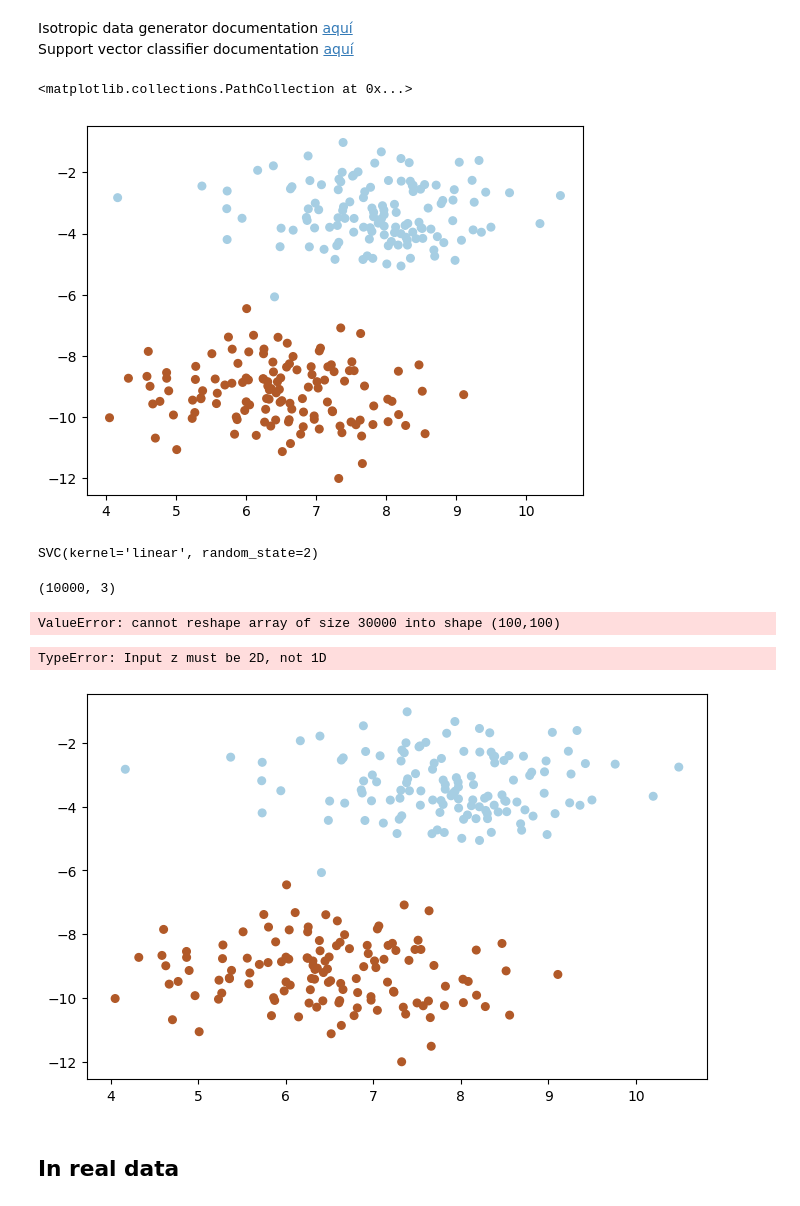
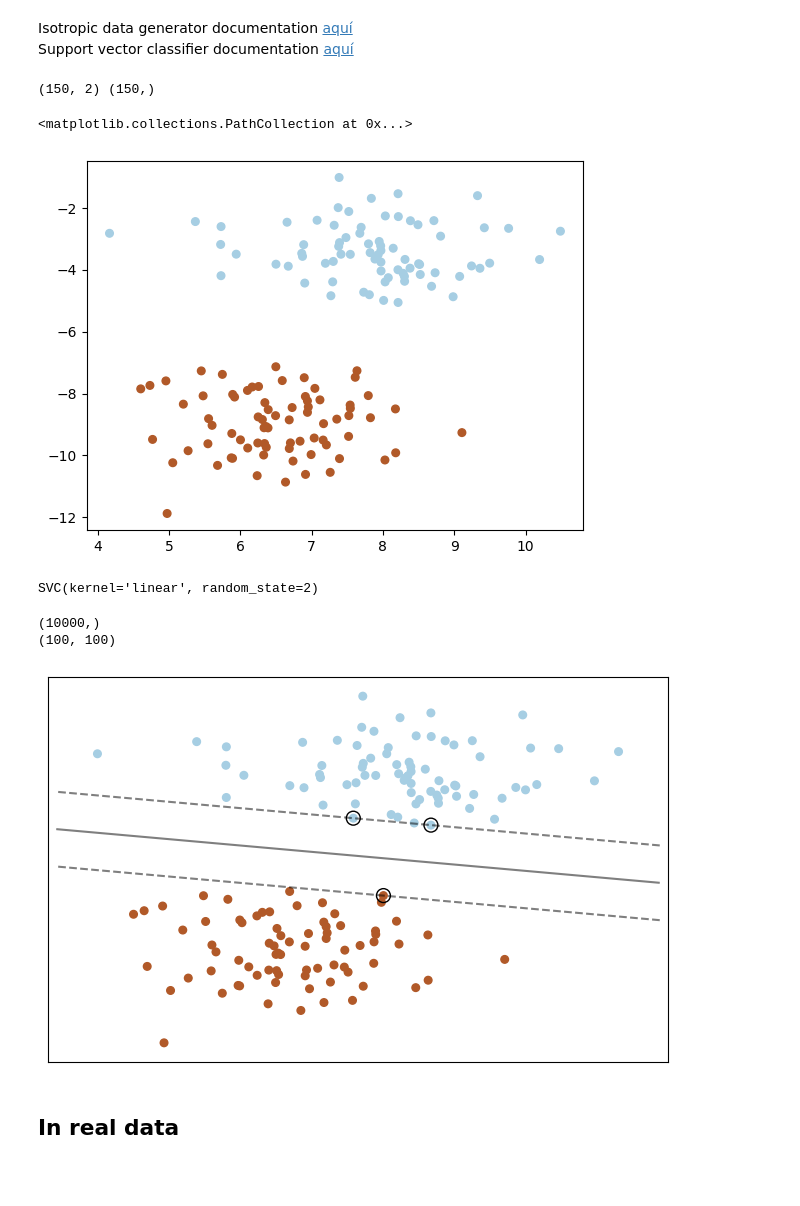
Before and after one commit to JuanGallego2811/machine_learning, a Jupyter notebook: Sem_04/SVM.ipynb, the cells around one changed output. Saved outputs shown, nothing was run; the diff lists cells and outputs as text; code cells hidden in the pictures; blank space fills up the shorter version.

```diff
--- a/Sem_04/SVM.ipynb
+++ b/Sem_04/SVM.ipynb
@@ -10,54 +10,61 @@ from sklearn import svm
 from sklearn.datasets import make_blobs
 # %%
 # we create 40 separable points
-X, y = make_blobs(n_samples = 250 , centers = 2 , random_state = 6)
-#_, ax = plt.subplots(figsize)
-plt.scatter( X[:,0] , X[:,1] , c=y , s=30, cmap= "Paired")
+X, y = make_blobs(n_samples=150, centers=2, random_state=6)
+print(X.shape, y.shape)
+plt.scatter(X[:, 0], X[:, 1], c=y, s=30, cmap=plt.cm.Paired)
 # %% [output]
-<matplotlib.collections.PathCollection at 0x...>
+(150, 2) (150,)
+<matplotlib.collections.PathCollection at 0x...>
-[figure, old version]
+[figure, new version]
 # %%
 clf = svm.SVC(kernel='linear', random_state=2)
 clf.fit(X, y)
 # %% [output]
 SVC(kernel='linear', random_state=2)
 # %%
-offset = 0.5
-h_min, h_max = X[:,0] .min()-offset, X[:,0] .max()
-v_min, v_max = X[:,1] .min()-offset, X[:,1] .max()
+# Obtener los valores mínimos y máximos de las características
+offset = .5
+h_min, h_max = X[:, 0].min()-offset, X[:, 0].max()+offset
+v_min, v_max = X[:, 1].min()-offset, X[:, 1].max()+offset
 
-# Crear el grid de las fronteras de decision
-h_grid, v_grid = np.meshgrid(np.linspace( h_min , h_max , 100), np.linspace( v_min , v_max , 100))
+# Crear el grid de las fronteras de decisión
+h_grid, v_grid = np.meshgrid(np.linspace(h_min, h_max, 100), np.linspace(v_min, v_max, 100))
 
 # Predecir los valores del grid
-pred_grid = clf.decision_function( np.c_[h_grid.ravel(),v_grid.ravel()])
-print (pred_grid.shape)
+predictions = clf.decision_function(np.c_[h_grid.ravel(), v_grid.ravel()])
+print(predictions.shape)
 
 # Encajar las predicciones al tamaño del grid
-predictions = pred_grid.reshape(h_grid.shape)
-print (predictions.shape)
+predictions = predictions.reshape(h_grid.shape)
+print(predictions.shape)
 # %% [output]
-(10000, 3)
+(10000,)
+(100, 100)
-ValueError: cannot reshape array of size 30000 into shape (100,100)
 # %%
-_, ax = plt.subplots (figsize=(8,5))
-ax.scatter( X[:,0] , X[:,1], c=y , s = 30, cmap = plt.cm.Paired)
+# Crear una figura y un eje
+_, ax = plt.subplots(figsize=(8, 5))
 
-# plot decision boundary and margins
-ax.contour( h_grid, v_grid , pred_grid , colors='k', levels=[-1, 0, 1], alpha=0.5, linestyles=['--', '-', '--'])
+# Graficar los puntos
+ax.scatter(X[:, 0], X[:, 1], c=y, s=30, cmap=plt.cm.Paired)
 
-# plot support vectors
-ax.scatter(clf.support_vectors_[:, 0], clf.support_vectors_[:, 1], s=100,
-           linewidth=1, facecolors='none', edgecolors='k')
+# Graficar el límite de decisión y los márgenes
+ax.contour(h_grid, v_grid, predictions, colors='k', levels=[-1, 0, 1], alpha=0.5, linestyles=['--', '-', '--'])
 
-#ax.set_xlim(x_grid.min()-.1, x_grid.max()+.1)
-#ax.set_ylim(y_grid.min()-.1, y_grid.max()+.1)
+# Marcar los vectores de soporte
+ax.scatter(clf.support_vectors_[:, 0], clf.support_vectors_[:, 1], s=100,linewidth=1, facecolors='none', edgecolors='k')
 
+# Establecer los límites del gráfico
+ax.set_xlim(h_grid.min() - 0.1, h_grid.max() + 0.1)
+ax.set_ylim(v_grid.min() - 0.1, v_grid.max() + 0.1)
+
+# Ocultar las etiquetas de los ejes
 ax.set_xticks(())
 ax.set_yticks(())
+
+plt.show()
 # %% [output]
-TypeError: Input z must be 2D, not 1D
-[figure, old version]
+[figure, new version]
 # %% [markdown]
 ## In real data
 # %%
```
Also changed, not shown: parts of 6 cells of this notebook.
